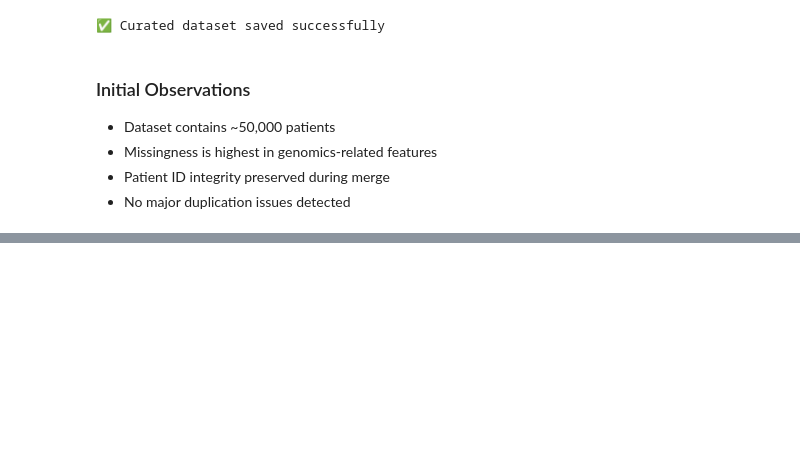
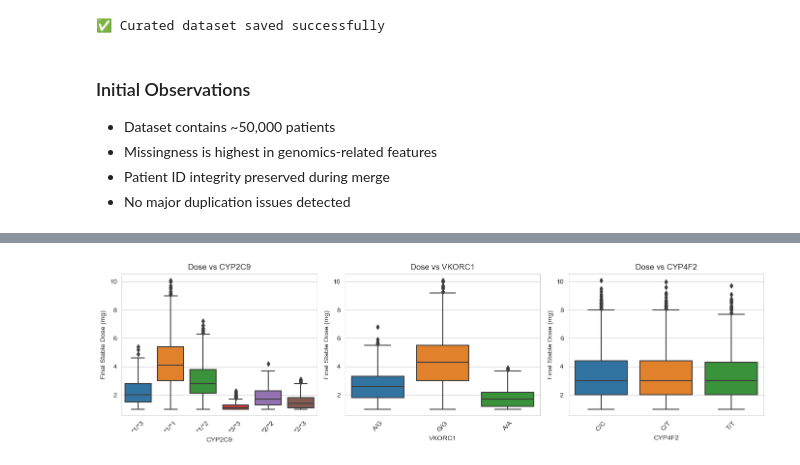
Before and after one commit to caspergeorge07/AMDARI-internship---Genexahealth-warfarin-ds, a Jupyter notebook: notebooks/01_eda_and_preparation.ipynb, the cells around one changed output, grey strips where cells are left out. Cells and saved outputs as stored; diff of their text form; code cells hidden in the pictures; blank space fills up the shorter version.

```diff
--- a/notebooks/01_eda_and_preparation.ipynb
+++ b/notebooks/01_eda_and_preparation.ipynb
@@ -141,0 +342,20 @@ print("✅ Curated dataset saved successfully")
+# %%
+# ----------------------------
+# Genotype frequency checks
+# ----------------------------
+genetic_cols = ["CYP2C9", "VKORC1", "CYP4F2"]
+
+for gene in genetic_cols:
+    print("\n" + "="*60)
+    print(f"Gene: {gene}")
+
+    # Count how many patients fall into each genotype category
+    counts = df[gene].value_counts(dropna=False)
+
+    # Convert to percentage for easier interpretation
+    perc = (counts / len(df) * 100).round(2)
+
+    # Combine into a single table
+    freq_table = pd.DataFrame({"count": counts, "percent": perc})
+
+    display(freq_table)
@@ -141,0 +426,20 @@ print("✅ Curated dataset saved successfully")
+# %%
+# ----------------------------
+# Dose vs genotype (signal check)
+# Boxplots help us see median shifts and spread differences.
+# ----------------------------
+
+plt.figure(figsize=(14, 4))
+
+for i, gene in enumerate(genetic_cols, start=1):
+    plt.subplot(1, 3, i)
+    sns.boxplot(x=df[gene], y=df[target_col])
+    plt.title(f"Dose vs {gene}")
+    plt.xlabel(gene)
+    plt.ylabel("Final Stable Dose (mg)")
+    plt.xticks(rotation=45)
+
+plt.tight_layout()
+plt.show()
+# %% [output]
+[figure, added]
```
Also changed, not shown: parts of 20 cells of this notebook, 1 other file.
